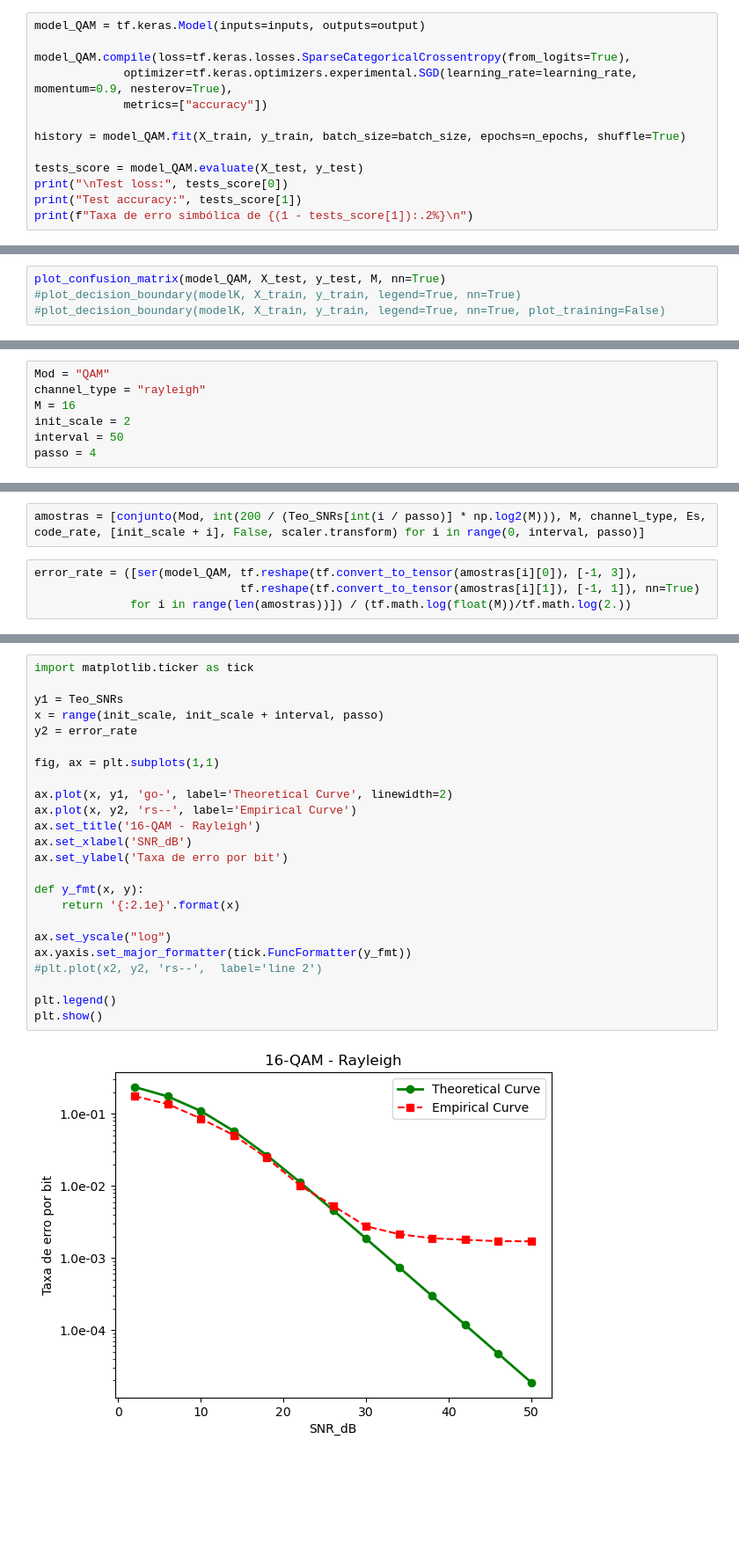
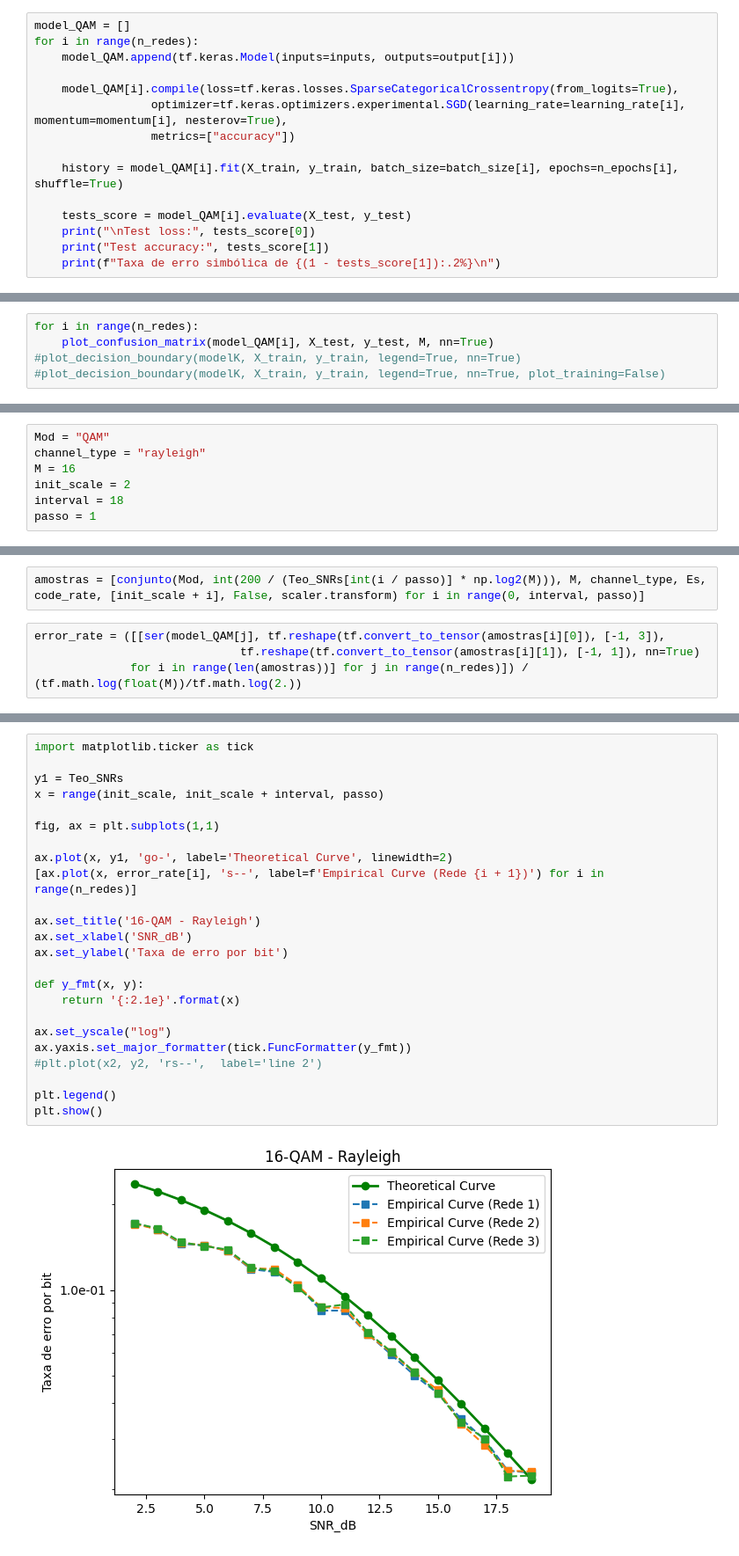
Before and after one commit to RKetson/Communication, a Jupyter notebook: Algoritmos/Rede_SNRaleatorio.ipynb, the cells around one changed output, grey strips where cells are left out. Shown at 88% size. Saved outputs shown, nothing was run; the diff lists cells and outputs as text; blank space fills up the shorter version.

Commit message:
QAM com redes de SNR aleatório

```diff
--- a/Algoritmos/Rede_SNRaleatorio.ipynb
+++ b/Algoritmos/Rede_SNRaleatorio.ipynb
@@ -178,15 +165,17 @@ output = tf.keras.layers.Dense(n_outputs, kernel_initializer="glorot_normal")(x)
 # %%
-model_QAM = tf.keras.Model(inputs=inputs, outputs=output)
+model_QAM = []
+for i in range(n_redes):
+    model_QAM.append(tf.keras.Model(inputs=inputs, outputs=output[i]))
 
-model_QAM.compile(loss=tf.keras.losses.SparseCategoricalCrossentropy(from_logits=True),
-             optimizer=tf.keras.optimizers.experimental.SGD(learning_rate=learning_rate, momentum=0.9, nesterov=True),
-             metrics=["accuracy"])
+    model_QAM[i].compile(loss=tf.keras.losses.SparseCategoricalCrossentropy(from_logits=True),
+                 optimizer=tf.keras.optimizers.experimental.SGD(learning_rate=learning_rate[i], momentum=momentum[i], nesterov=True),
+                 metrics=["accuracy"])
 
-history = model_QAM.fit(X_train, y_train, batch_size=batch_size, epochs=n_epochs, shuffle=True)
+    history = model_QAM[i].fit(X_train, y_train, batch_size=batch_size[i], epochs=n_epochs[i], shuffle=True)
 
-tests_score = model_QAM.evaluate(X_test, y_test)
-print("\nTest loss:", tests_score[0])
-print("Test accuracy:", tests_score[1])
-print(f"Taxa de erro simbólica de {(1 - tests_score[1]):.2%}\n")
+    tests_score = model_QAM[i].evaluate(X_test, y_test)
+    print("\nTest loss:", tests_score[0])
+    print("Test accuracy:", tests_score[1])
+    print(f"Taxa de erro simbólica de {(1 - tests_score[1]):.2%}\n")
 # %% [output]
 Epoch 1/10
@@ -209,5 +198,6 @@ Taxa de erro simbólica de 18.62%
 # %%
-plot_confusion_matrix(model_QAM, X_test, y_test, M, nn=True)
+for i in range(n_redes):
+    plot_confusion_matrix(model_QAM[i], X_test, y_test, M, nn=True)
 #plot_decision_boundary(modelK, X_train, y_train, legend=True, nn=True)
 #plot_decision_boundary(modelK, X_train, y_train, legend=True, nn=True, plot_training=False)
 # %% [output]
@@ -221,16 +213,16 @@ Mod = "QAM"
 channel_type = "rayleigh"
 M = 16
 init_scale = 2
-interval = 50
-passo = 4
+interval = 18
+passo = 1
 # %%
 Teo_SNRs = [theoretical_error(Mod, M, init_scale + i, channel_type) for i in range(0, interval, passo)]
 # %%
 amostras = [conjunto(Mod, int(200 / (Teo_SNRs[int(i / passo)] * np.log2(M))), M, channel_type, Es, code_rate, [init_scale + i], False, scaler.transform) for i in range(0, interval, passo)]
 # %%
-error_rate = ([ser(model_QAM, tf.reshape(tf.convert_to_tensor(amostras[i][0]), [-1, 3]),
+error_rate = ([[ser(model_QAM[j], tf.reshape(tf.convert_to_tensor(amostras[i][0]), [-1, 3]),
                               tf.reshape(tf.convert_to_tensor(amostras[i][1]), [-1, 1]), nn=True)
-              for i in range(len(amostras))]) / (tf.math.log(float(M))/tf.math.log(2.))
+              for i in range(len(amostras))] for j in range(n_redes)]) / (tf.math.log(float(M))/tf.math.log(2.))
 # %%
 error_rate
 # %% [output]
@@ -245,26 +246,26 @@ np.mean(error_rate - Teo_SNRs)
 # %%
 import matplotlib.ticker as tick
 
 y1 = Teo_SNRs
 x = range(init_scale, init_scale + interval, passo)
-y2 = error_rate
 
 fig, ax = plt.subplots(1,1)
 
 ax.plot(x, y1, 'go-', label='Theoretical Curve', linewidth=2)
-ax.plot(x, y2, 'rs--', label='Empirical Curve')
+[ax.plot(x, error_rate[i], 's--', label=f'Empirical Curve (Rede {i + 1})') for i in range(n_redes)]
+
 ax.set_title('16-QAM - Rayleigh')
 ax.set_xlabel('SNR_dB')
 ax.set_ylabel('Taxa de erro por bit')
 
 def y_fmt(x, y):
     return '{:2.1e}'.format(x)
 
 ax.set_yscale("log")
 ax.yaxis.set_major_formatter(tick.FuncFormatter(y_fmt))
 #plt.plot(x2, y2, 'rs--',  label='line 2')
 
 plt.legend()
 plt.show()
 # %% [output]
-[figure, old version]
+[figure, new version]
```
Also changed, not shown: parts of 47 cells of this notebook, 24 other files.
